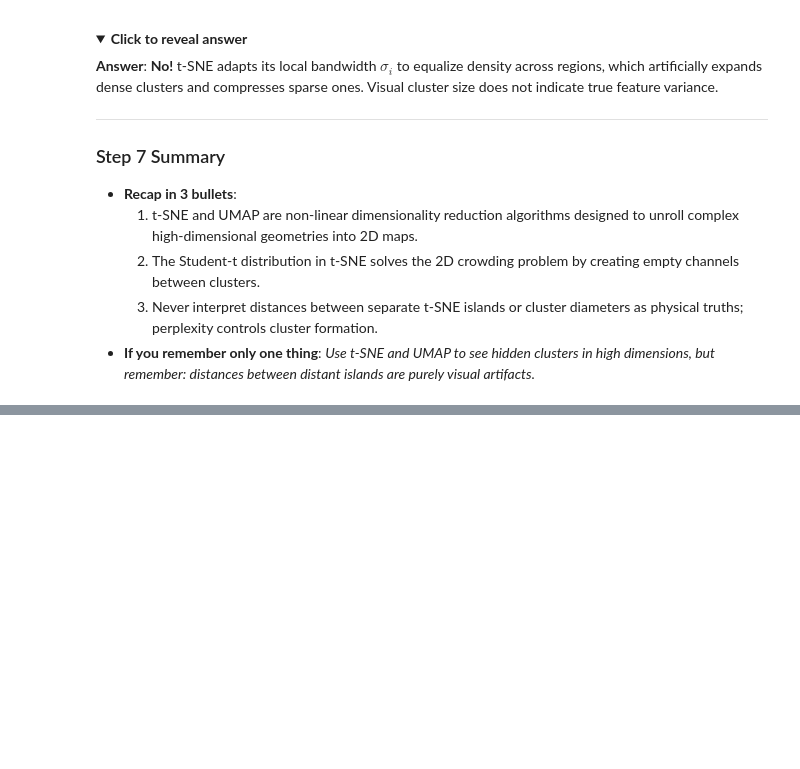
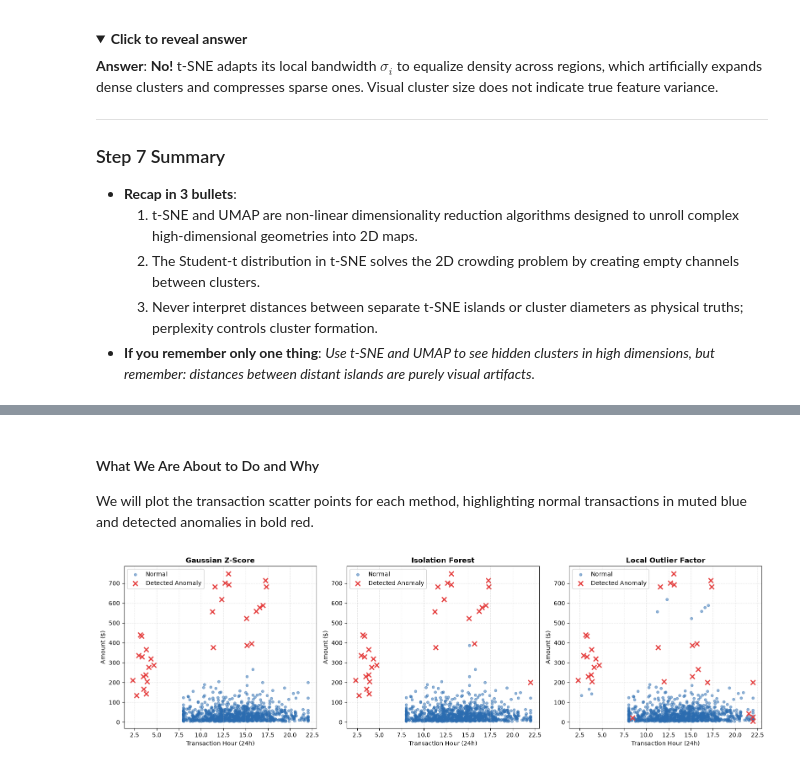
Before and after one commit to Arnav-Shrivastava/unsupervised-learning-zero-to-one, a Jupyter notebook: unsupervised_learning_zero_to_one.ipynb, the cells around one changed output, grey strips where cells are left out. Cells and saved outputs as stored; diff of their text form; code cells hidden in the pictures; folded sections open; blank space fills up the shorter version.

Commit message:
feat: add anomaly detection with Isolation Forest, LOF, and Gaussian Z-scores

```diff
--- a/unsupervised_learning_zero_to_one.ipynb
+++ b/unsupervised_learning_zero_to_one.ipynb
@@ -1746,0 +1813,24 @@ Measuring the Euclidean distance between two separate clusters on a t-SNE plot a
+# %%
+# Step 8.1 Code: Generating Realistic Financial Transactions with Fraud
+np.random.seed(42)
+n_normal = 970
+n_fraud = 30
+
+# Normal: daytime shopping (Hour ~14:00, Amount ~$45)
+normal_hours = np.random.normal(loc=14.0, scale=3.5, size=n_normal).clip(8, 22)
+normal_amounts = np.random.exponential(scale=35.0, size=n_normal) + 5.0
+X_normal = np.column_stack([normal_hours, normal_amounts])
+
+# Fraud Type 1: High dollar spikes at normal times
+fraud1_hours = np.random.uniform(11, 18, size=15)
+fraud1_amounts = np.random.uniform(350, 750, size=15)
+
+# Fraud Type 2: Middle of the night transactions (Hour 2:00 to 5:00 AM)
+fraud2_hours = np.random.uniform(2, 5, size=15)
+fraud2_amounts = np.random.uniform(120, 450, size=15)
+
+X_fraud = np.vstack([np.column_stack([fraud1_hours, fraud1_amounts]), np.column_stack([fraud2_hours, fraud2_amounts])])
+X_trans = np.vstack([X_normal, X_fraud])
+y_true = np.array([0] * n_normal + [1] * n_fraud)  # 0: Normal, 1: Fraud
+
+print(f"Total transactions: {len(X_trans)} (Normal: {n_normal}, Fraud: {n_fraud}, Contamination: 3.0%)")
@@ -1746,0 +1896,19 @@ Measuring the Euclidean distance between two separate clusters on a t-SNE plot a
+# %% [markdown]
+#### What We Are About to Do and Why
+We will plot the transaction scatter points for each method, highlighting normal transactions in muted blue and detected anomalies in bold red.
+# %%
+# Step 8.3 Plot: Side-by-Side Comparison of Anomaly Detectors
+fig, axes = plt.subplots(1, 3, figsize=(16, 4.8))
+detectors = [("Gaussian Z-Score", pred_gaussian), ("Isolation Forest", pred_iso), ("Local Outlier Factor", pred_lof)]
+
+for ax, (title, preds) in zip(axes, detectors):
+    ax.scatter(X_trans[preds == 0, 0], X_trans[preds == 0, 1], c='#2B6CB0', s=18, alpha=0.5, label='Normal')
+    ax.scatter(X_trans[preds == 1, 0], X_trans[preds == 1, 1], c='#E53E3E', marker='x', s=65, linewidth=2, label='Detected Anomaly')
+    ax.set_title(title, fontsize=12, fontweight='bold')
+    ax.set_xlabel("Transaction Hour (24h)", fontsize=10); ax.set_ylabel("Amount ($)", fontsize=10)
+    ax.legend(loc='upper left'); ax.grid(True, linestyle='--', alpha=0.3)
+
+plt.tight_layout()
+plt.show()
+# %% [output]
+[figure, added]
```
Also changed, not shown: parts of 9 cells of this notebook.
